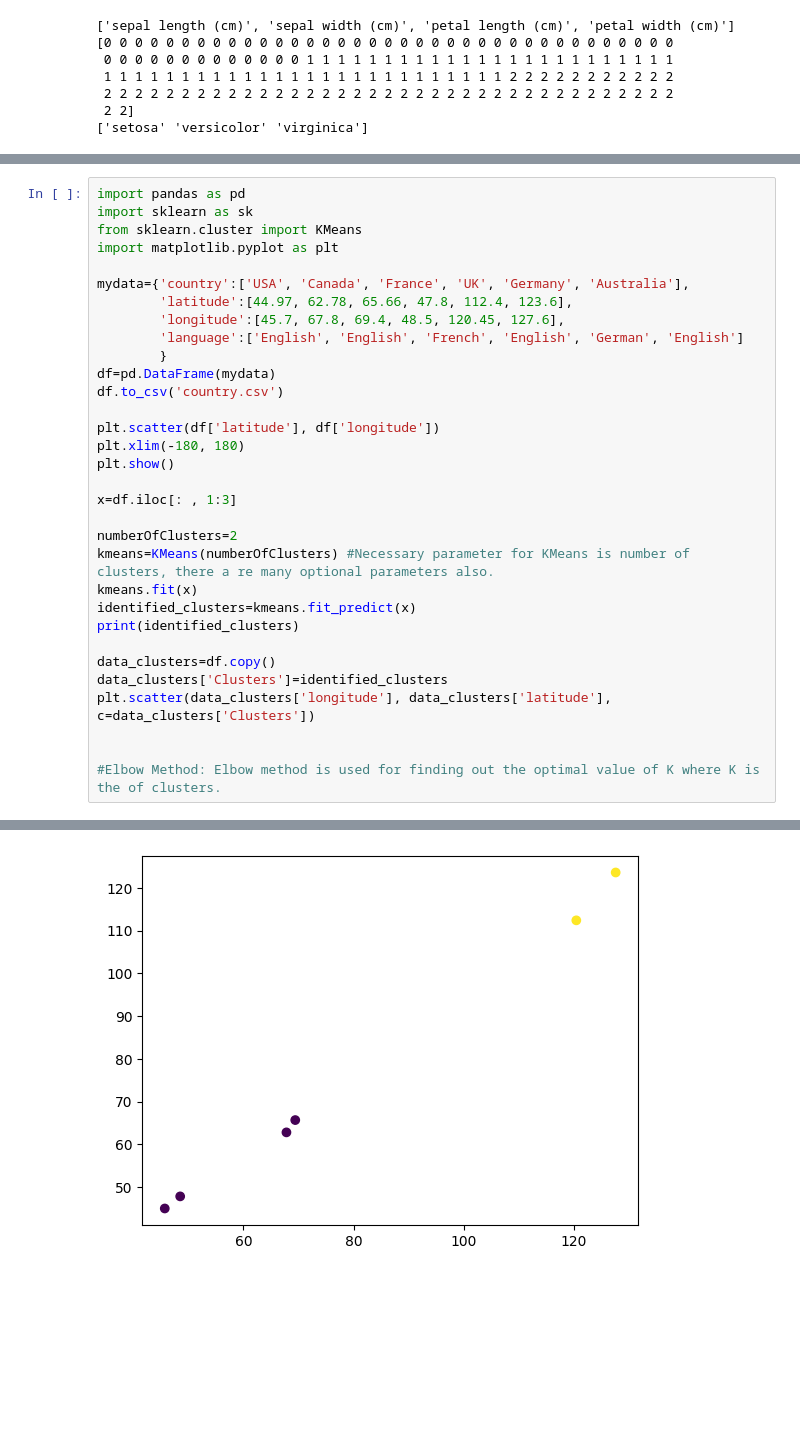
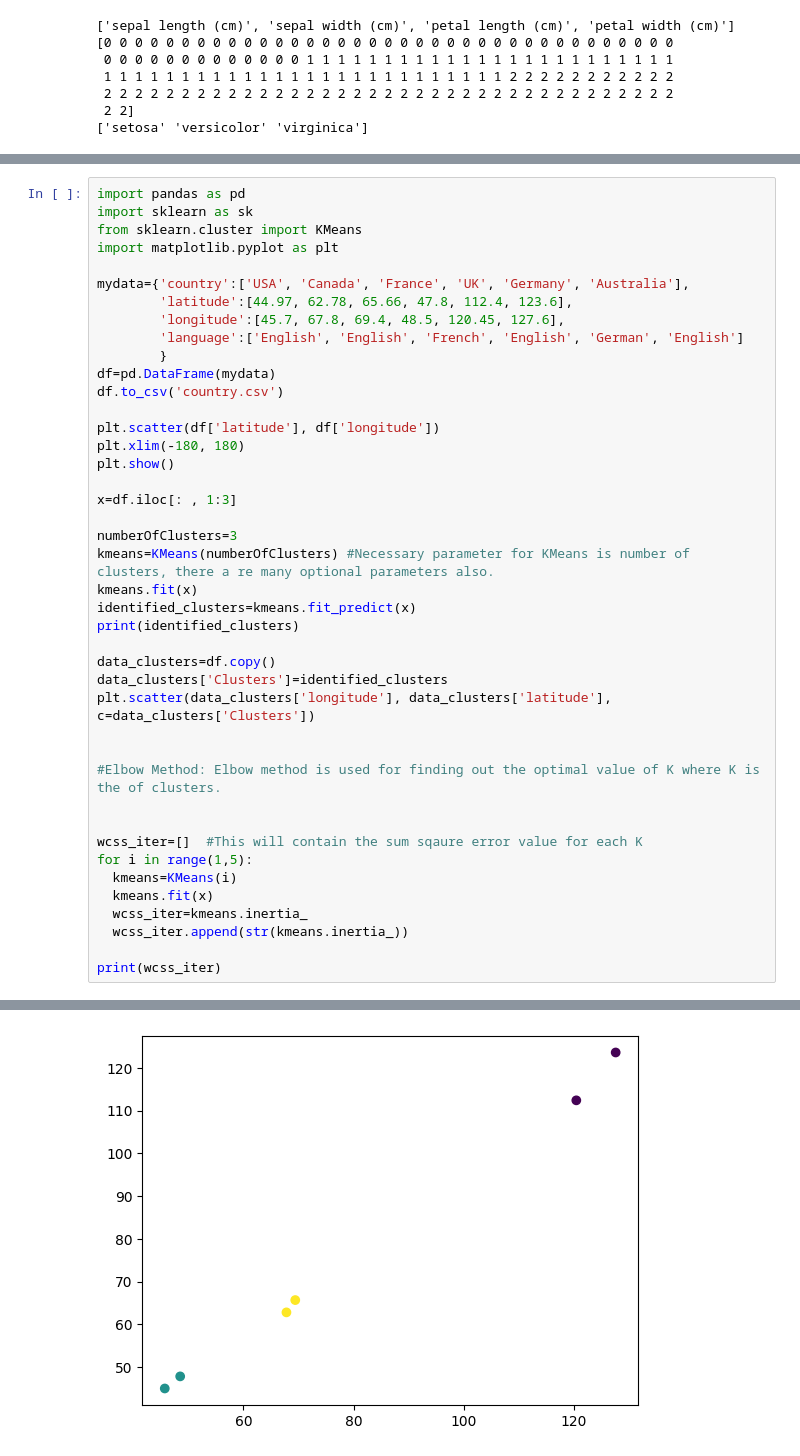
Before and after one commit to HarshrajSharma/DataAnalytics, a Jupyter notebook: DataAnalyticsDay9.ipynb, the cells around one changed output, grey strips where cells are left out. Cells and saved outputs as stored; diff of their text form; blank space fills up the shorter version.

```diff
--- a/DataAnalyticsDay9.ipynb
+++ b/DataAnalyticsDay9.ipynb
@@ -112,7 +112,7 @@ plt.show()
 
 x=df.iloc[: , 1:3]
 
-numberOfClusters=2
+numberOfClusters=3
 kmeans=KMeans(numberOfClusters) #Necessary parameter for KMeans is number of clusters, there a re many optional parameters also.
 kmeans.fit(x)
 identified_clusters=kmeans.fit_predict(x)
@@ -124,5 +124,15 @@ plt.scatter(data_clusters['longitude'], data_clusters['latitude'], c=data_cluste
 
 
 #Elbow Method: Elbow method is used for finding out the optimal value of K where K is the of clusters.
+
+
+wcss_iter=[]  #This will contain the sum sqaure error value for each K
+for i in range(1,5):
+  kmeans=KMeans(i)
+  kmeans.fit(x)
+  wcss_iter=kmeans.inertia_
+  wcss_iter.append(str(kmeans.inertia_))
+
+print(wcss_iter)
 # %% [output]
 [figure]
@@ -131,4 +141,4 @@ plt.scatter(data_clusters['longitude'], data_clusters['latitude'], c=data_cluste
-[figure, old version]
+[figure, new version]
 # %%
 #READ CSV FILE DATA
 import pandas as pd
```
Also changed, not shown: parts of 2 cells of this notebook.
